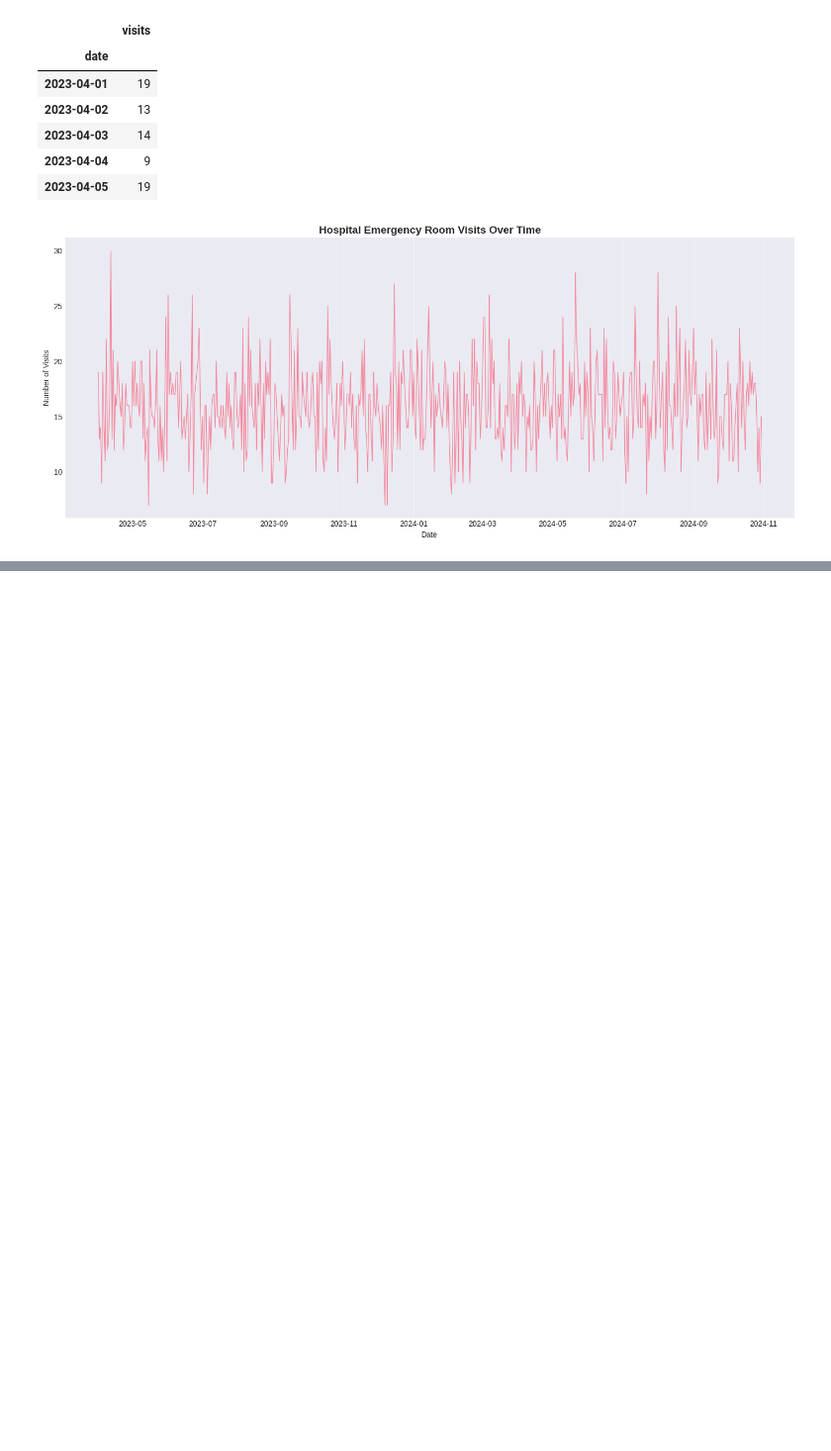
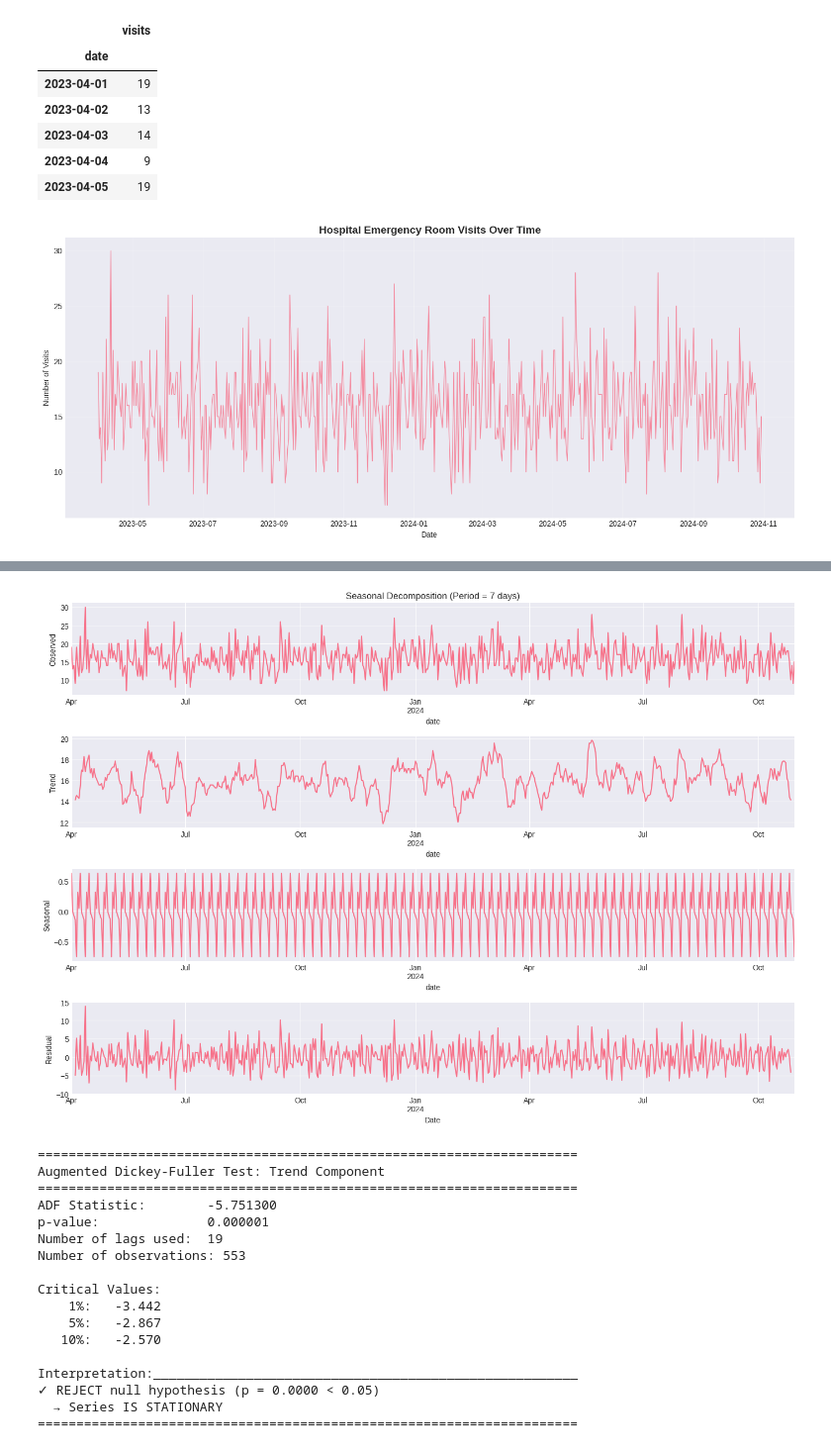
Before and after one commit to Bingdinga/DS3_Projects, a Jupyter notebook: time_series_analysis/stationary/stationary.ipynb, the cells around one changed output, grey strips where cells are left out. Shown at 99% size. Drawn from its saved outputs; the diff is of its cells as text; code cells hidden in the pictures; blank space fills up the shorter version.

```diff
--- a/time_series_analysis/stationary/stationary.ipynb
+++ b/time_series_analysis/stationary/stationary.ipynb
@@ -224,0 +273,48 @@ plt.show()
+# %%
+from statsmodels.tsa.seasonal import seasonal_decompose
+
+# Decompose the series
+decomposition = seasonal_decompose(ts, model='additive', period=7)
+
+fig, axes = plt.subplots(4, 1, figsize=(14, 10))
+
+decomposition.observed.plot(ax=axes[0])
+axes[0].set_ylabel('Observed')
+axes[0].set_title('Seasonal Decomposition (Period = 7 days)')
+
+decomposition.trend.plot(ax=axes[1])
+axes[1].set_ylabel('Trend')
+
+decomposition.seasonal.plot(ax=axes[2])
+axes[2].set_ylabel('Seasonal')
+
+decomposition.resid.plot(ax=axes[3])
+axes[3].set_ylabel('Residual')
+axes[3].set_xlabel('Date')
+
+plt.tight_layout()
+plt.show()
+
+# Test if trend component is stationary
+trend_clean = decomposition.trend.dropna()
+if len(trend_clean) > 10:
+    adf_test(trend_clean, 'Trend Component')
+# %% [output]
+[figure, added]
+======================================================================
+Augmented Dickey-Fuller Test: Trend Component
+======================================================================
+ADF Statistic:        -5.751300
+p-value:              0.000001
+Number of lags used:  19
+Number of observations: 553
+
+Critical Values:
+    1%:   -3.442
+    5%:   -2.867
+   10%:   -2.570
+
+Interpretation:_______________________________________________________
+✓ REJECT null hypothesis (p = 0.0000 < 0.05)
+  → Series IS STATIONARY
+======================================================================
```
Also changed, not shown: parts of 11 cells of this notebook.
